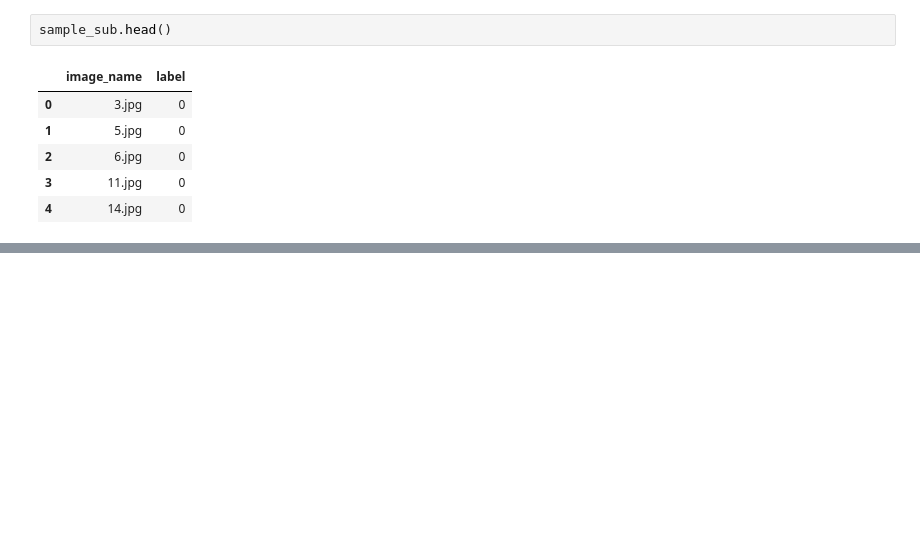
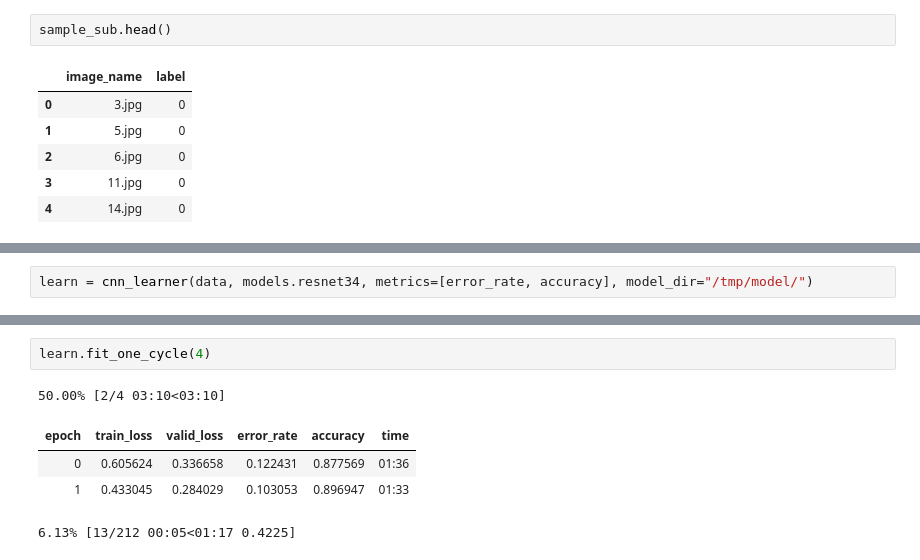
Before and after one commit to Anirudhsekar96/AVIntelSceneClassification, a Jupyter notebook: code/Trial.ipynb, the cells around one changed output, grey strips where cells are left out. Cells and saved outputs as stored; diff of their text form; blank space fills up the shorter version.

Commit message:
Transfer Learning

```diff
--- a/code/Trial.ipynb
+++ b/code/Trial.ipynb
@@ -27,0 +55,2 @@ sample_sub.head()
+# %%
+learn = cnn_learner(data, models.resnet34, metrics=[error_rate, accuracy], model_dir="/tmp/model/")
@@ -27,0 +59,8 @@ sample_sub.head()
+# %%
+learn.fit_one_cycle(4)
+# %% [output]
+50.00% [2/4 03:10<03:10]
+| epoch | train_loss | valid_loss | error_rate | accuracy | time |
+| 0 | 0.605624 | 0.336658 | 0.122431 | 0.877569 | 01:36 |
+| 1 | 0.433045 | 0.284029 | 0.103053 | 0.896947 | 01:33 |
+6.13% [13/212 00:05<01:17 0.4225]
```
Also changed, not shown: parts of 7 cells of this notebook.
